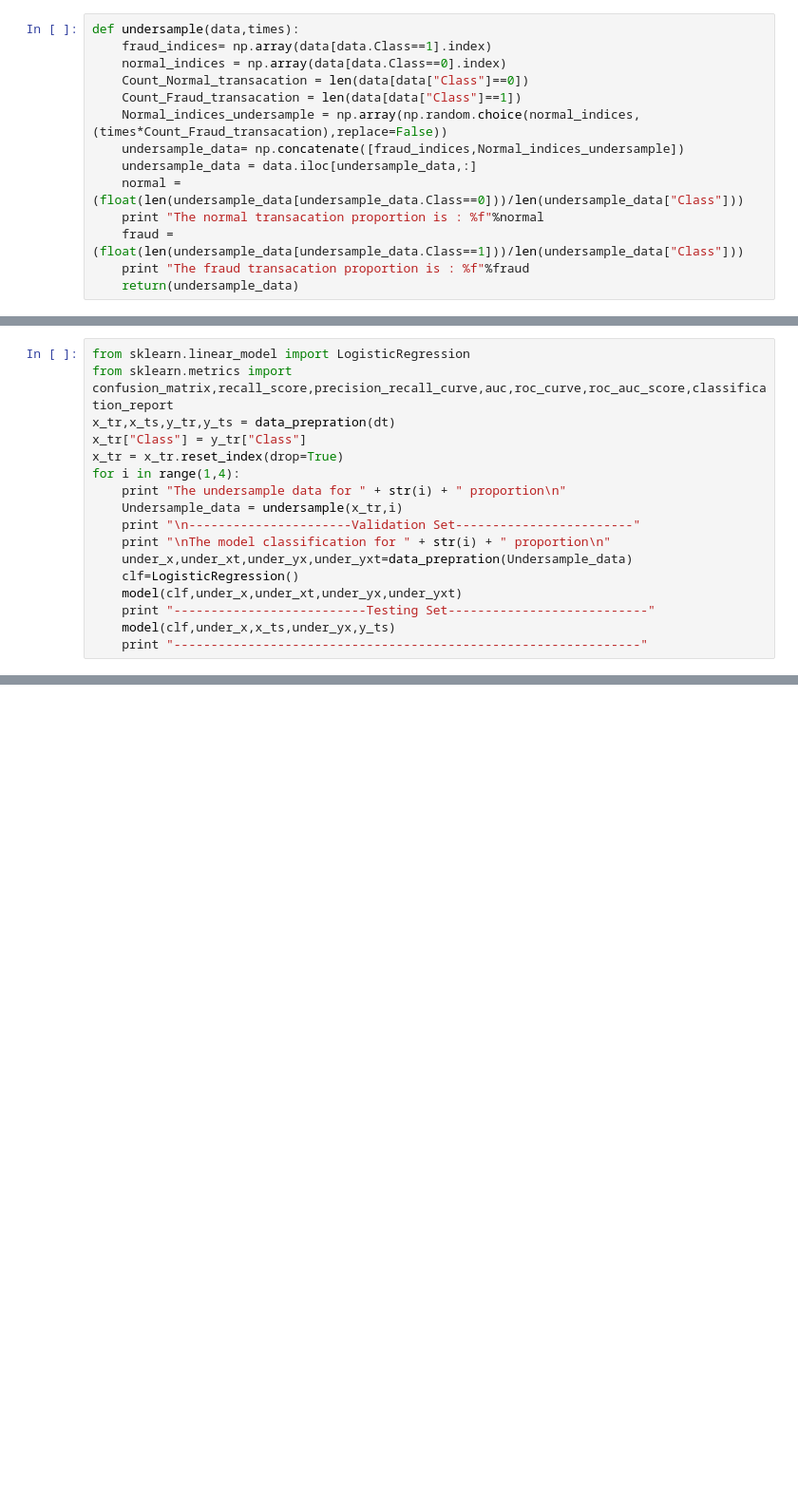
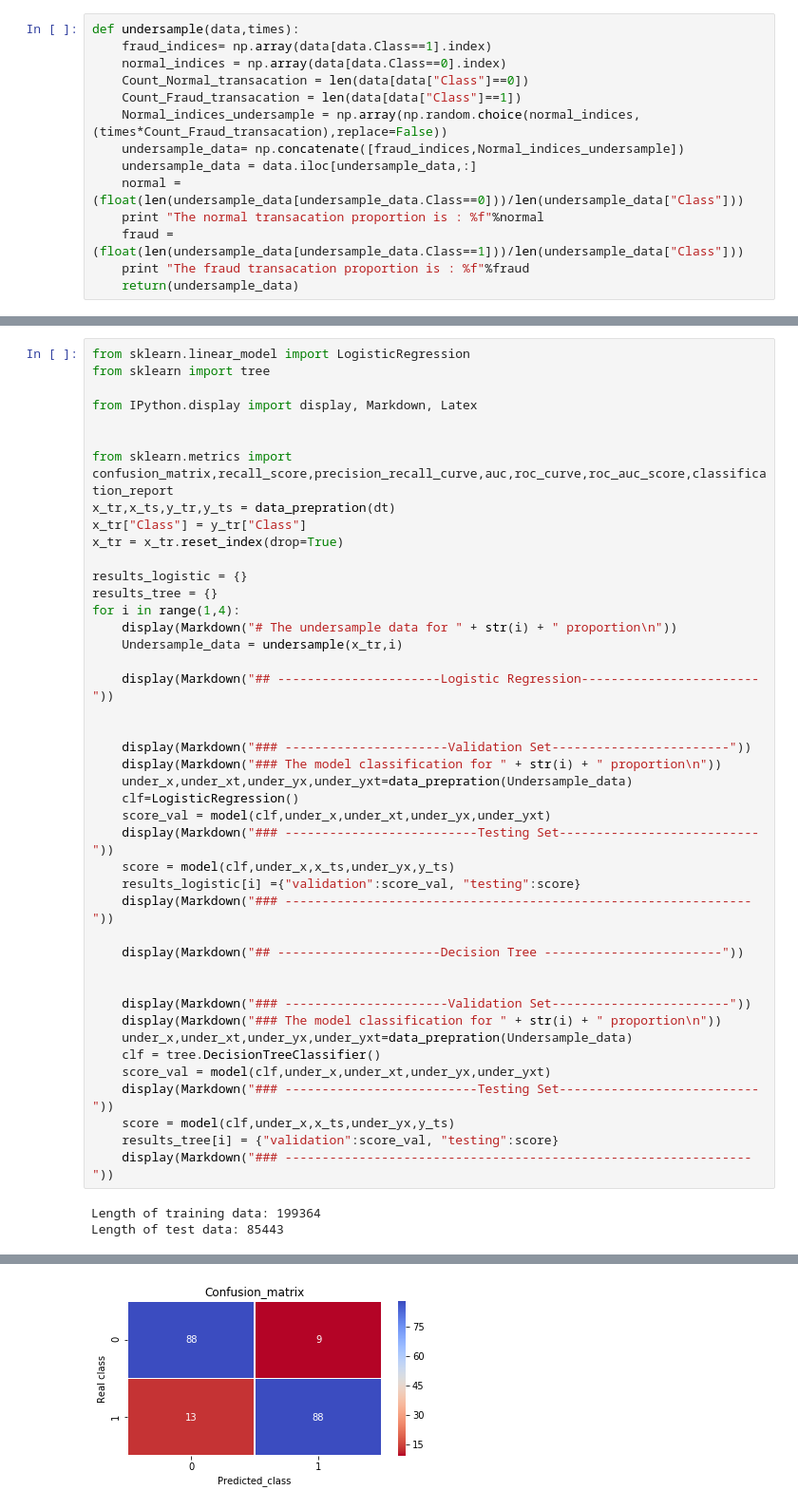
Before and after one commit to cvalenzu/ML-2017, a Jupyter notebook: hw2/Tarea 2.ipynb, the cells around one changed output, grey strips where cells are left out. Shown at 95% size. Drawn from its saved outputs; the diff is of its cells as text; blank space fills up the shorter version.

```diff
--- a/hw2/Tarea 2.ipynb
+++ b/hw2/Tarea 2.ipynb
@@ -543,17 +706,46 @@ def undersample(data,times):
 # %%
 from sklearn.linear_model import LogisticRegression
+from sklearn import tree
+
+from IPython.display import display, Markdown, Latex
+
+
 from sklearn.metrics import confusion_matrix,recall_score,precision_recall_curve,auc,roc_curve,roc_auc_score,classification_report
 x_tr,x_ts,y_tr,y_ts = data_prepration(dt)
 x_tr["Class"] = y_tr["Class"]
 x_tr = x_tr.reset_index(drop=True)
+
+results_logistic = {}
+results_tree = {}
 for i in range(1,4):
-    print "The undersample data for " + str(i) + " proportion\n"
+    display(Markdown("# The undersample data for " + str(i) + " proportion\n"))
     Undersample_data = undersample(x_tr,i)
-    print "\n----------------------Validation Set------------------------"
-    print "\nThe model classification for " + str(i) + " proportion\n"
+
+    display(Markdown("## ----------------------Logistic Regression------------------------"))
+
+
+    display(Markdown("### ----------------------Validation Set------------------------"))
+    display(Markdown("### The model classification for " + str(i) + " proportion\n"))
     under_x,under_xt,under_yx,under_yxt=data_prepration(Undersample_data)
     clf=LogisticRegression()
-    model(clf,under_x,under_xt,under_yx,under_yxt)
-    print "--------------------------Testing Set---------------------------"
-    model(clf,under_x,x_ts,under_yx,y_ts)
-    print "---------------------------------------------------------------"
+    score_val = model(clf,under_x,under_xt,under_yx,under_yxt)
+    display(Markdown("### --------------------------Testing Set---------------------------"))
+    score = model(clf,under_x,x_ts,under_yx,y_ts)
+    results_logistic[i] ={"validation":score_val, "testing":score}
+    display(Markdown("### ---------------------------------------------------------------"))
+
+    display(Markdown("## ----------------------Decision Tree ------------------------"))
+
+
+    display(Markdown("### ----------------------Validation Set------------------------"))
+    display(Markdown("### The model classification for " + str(i) + " proportion\n"))
+    under_x,under_xt,under_yx,under_yxt=data_prepration(Undersample_data)
+    clf = tree.DecisionTreeClassifier()
+    score_val = model(clf,under_x,under_xt,under_yx,under_yxt)
+    display(Markdown("### --------------------------Testing Set---------------------------"))
+    score = model(clf,under_x,x_ts,under_yx,y_ts)
+    results_tree[i] = {"validation":score_val, "testing":score}
+    display(Markdown("### ---------------------------------------------------------------"))
+# %% [output]
+Length of training data: 199364
+Length of test data: 85443
@@ -559,0 +761 @@ for i in range(1,4):
+[figure, added]
```
Also changed, not shown: parts of 32 cells of this notebook, 3 other files.
